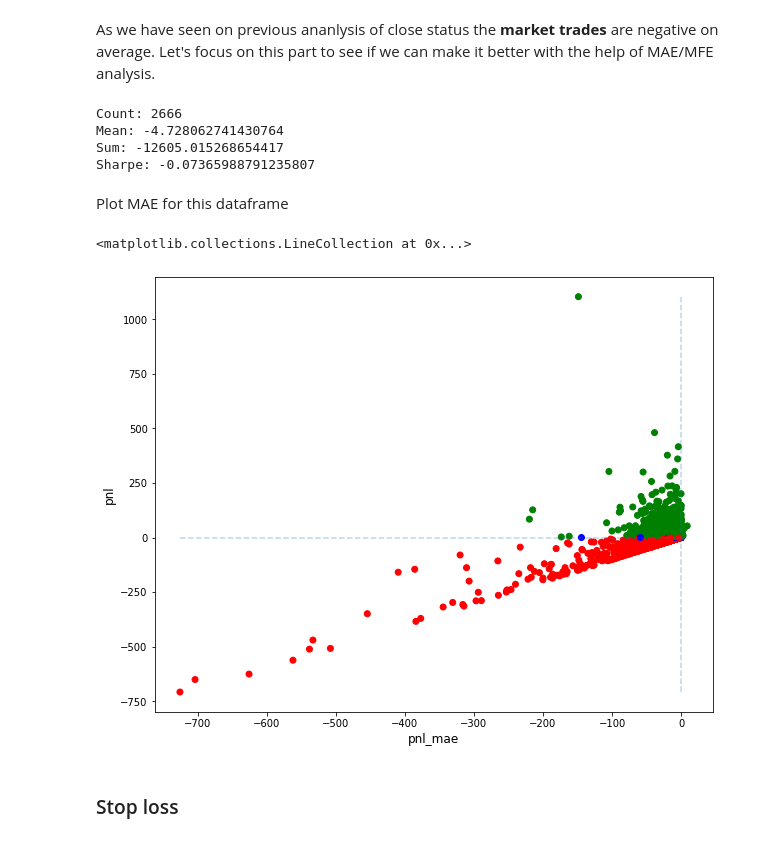
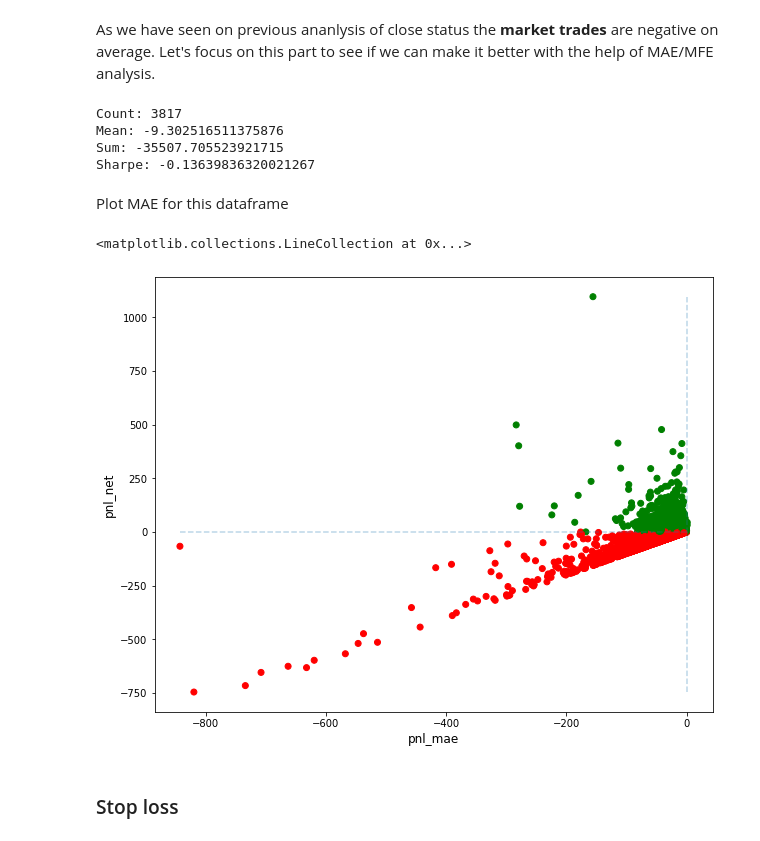
Before and after one commit to avoytkiv/moc_imbalance_flip, a Jupyter notebook: research/results.ipynb, the cells around one changed output. Saved outputs shown, nothing was run; the diff lists cells and outputs as text; code cells hidden in the pictures.

```diff
--- a/research/results.ipynb
+++ b/research/results.ipynb
@@ -428,8 +444,8 @@ That means that we could make our stop loss slightly wider than this MAE and not
 # %% [markdown]
 The same but in pnl measures. The assumption we make here is that our pnl already incorporates volatility. We could suggest stop loss on pnl as a function of bp (buying power).
 # %%
-df_filter_vpi['pnl_mae'] = df_filter_vpi['delta_move_mae'] * df_filter_vpi['size']
-df_filter_vpi['pnl_mfe'] = df_filter_vpi['delta_move_mfe'] * df_filter_vpi['size']
+df_filter_vpi['pnl_mae'] = df_filter_vpi['delta_move_mae'] * df_filter_vpi['size'] - df_filter_vpi['Fees']
+df_filter_vpi['pnl_mfe'] = df_filter_vpi['delta_move_mfe'] * df_filter_vpi['size'] - df_filter_vpi['Fees']
 # %%
 # Plot
 fig, ax = plt.subplots(1, 1, figsize=(10,8))
@@ -450,26 +466,26 @@ As we have seen on previous ananlysis of close status the **market trades** are
 df_filter_vpi_market = df_filter_vpi[df_filter_vpi['close_status']=='market'].copy()
 print('Count: {}\nMean: {}\nSum: {}\nSharpe: {}'.format(df_filter_vpi_market['pnl_net'].count(), df_filter_vpi_market['pnl_net'].mean(), df_filter_vpi_market['pnl_net'].sum(), df_filter_vpi_market['pnl_net'].mean()/df_filter_vpi_market['pnl_net'].std()))
 # %% [output]
-Count: 2666
-Mean: -4.728062741430764
-Sum: -12605.015268654417
-Sharpe: -0.07365988791235807
+Count: 3817
+Mean: -9.302516511375876
+Sum: -35507.705523921715
+Sharpe: -0.13639836320021267
 # %% [markdown]
 Plot MAE for this dataframe
 # %%
 # Plot
 fig, ax = plt.subplots(1, 1, figsize=(10,8))
 xcolumn = 'pnl_mae'
-ycolumn = 'pnl'
+ycolumn = 'pnl_net'
 col = np.where(df_filter_vpi_market[ycolumn].values < 0,'r',np.where(df_filter_vpi_market[ycolumn].values > 0,'g','b'))
 ax.scatter(df_filter_vpi_market[xcolumn].values, df_filter_vpi_market[ycolumn].values, c=col)
 ax.set_xlabel(xcolumn, fontsize=12)
 ax.set_ylabel(ycolumn, fontsize=12)
 ax.hlines(0, df_filter_vpi_market[xcolumn].min(), df_filter_vpi_market[xcolumn].max(), linestyles='dashed', alpha=0.3)
 ax.vlines(0, df_filter_vpi_market[ycolumn].min(), df_filter_vpi_market[ycolumn].max(), linestyles='dashed', alpha=0.3)
 # %% [output]
 <matplotlib.collections.LineCollection at 0x...>
-[figure, old version]
+[figure, new version]
 # %% [markdown]
 ### Stop loss <a class="anchor" id="seventh-bullet-sl"></a>
 # %% [markdown]
```
Also changed, not shown: parts of 39 cells of this notebook, 1 other file.
